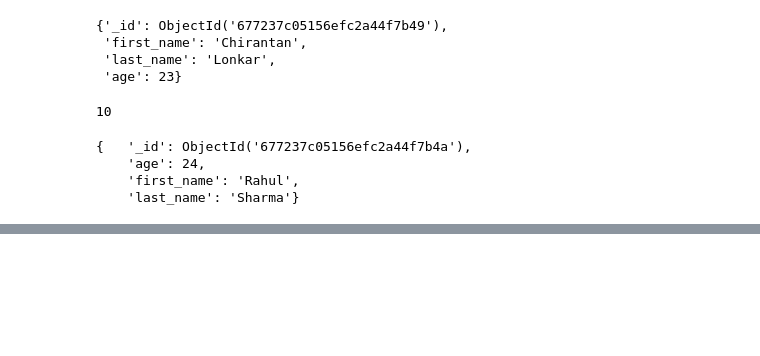
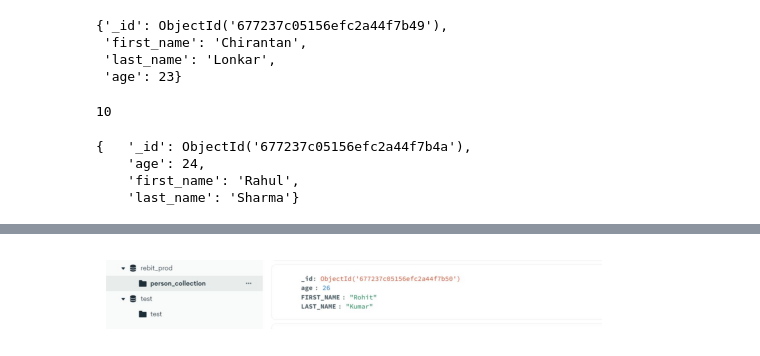
Before and after one commit to SetuAI/mongodb-example, a Jupyter notebook: connection1.ipynb, the cells around one changed output, grey strips where cells are left out. Drawn from its saved outputs; the diff is of its cells as text; code cells hidden in the pictures; blank space fills up the shorter version.

```diff
--- a/connection1.ipynb
+++ b/connection1.ipynb
@@ -250,0 +358,8 @@ get_person_id("677237c05156efc2a44f7b4a")
+# %%
+image_path = 'D:\mongodb-example\doc2.JPG'
+img = Image.open(image_path)
+plt.imshow(img)
+plt.axis('off')
+plt.show()
+# %% [output]
+[figure, added]
```
Also changed, not shown: parts of 5 cells of this notebook.
